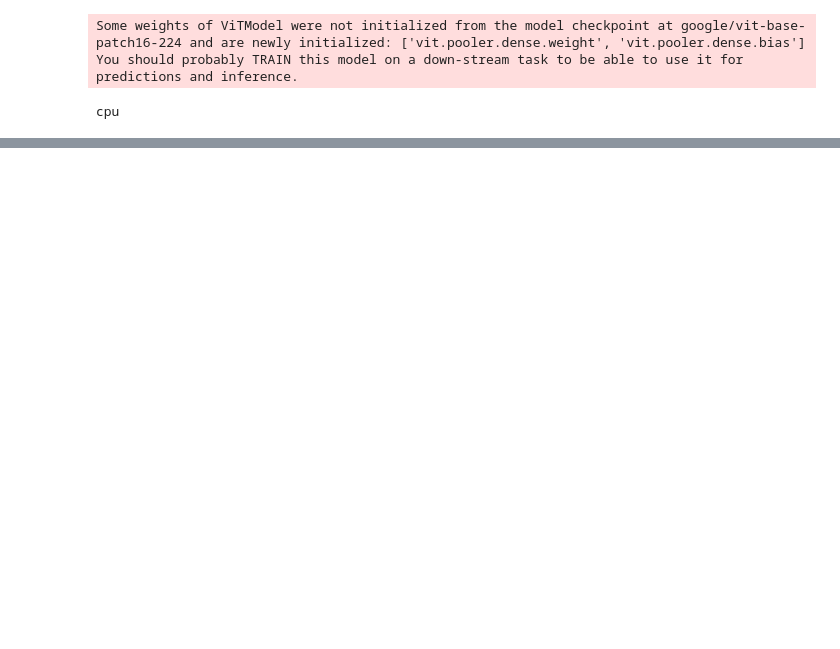
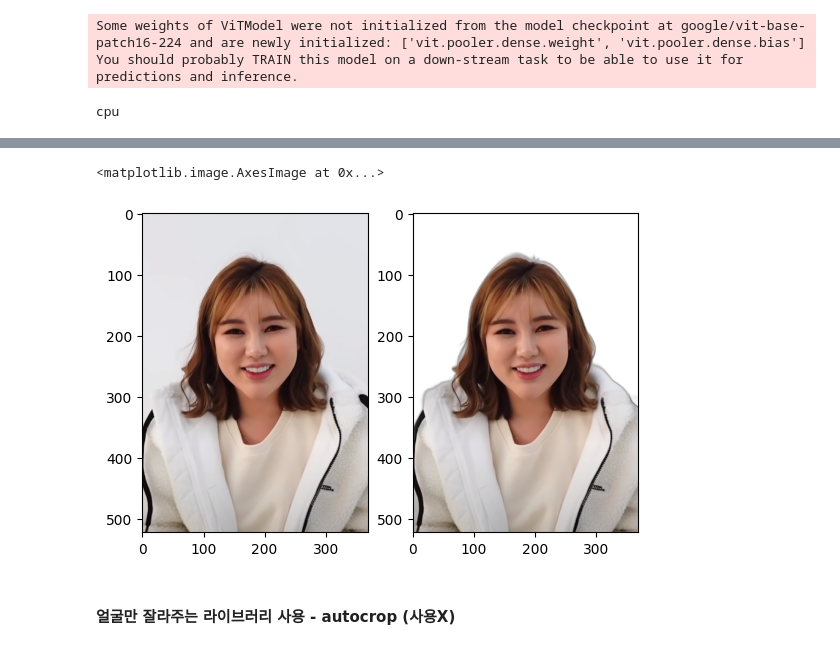
Before and after one commit to SeSAC-ImageAnalysis/Animal-Crossing, a Jupyter notebook: CODE/주민 닮은꼴 찾기(ViT encoder+Faiss).ipynb, the cells around one changed output, grey strips where cells are left out. Cells and saved outputs as stored; diff of their text form; code cells hidden in the pictures; blank space fills up the shorter version.

```diff
--- a/CODE/주민 닮은꼴 찾기(ViT encoder+Faiss).ipynb
+++ b/CODE/주민 닮은꼴 찾기(ViT encoder+Faiss).ipynb
@@ -269,0 +385,5 @@ array([[  0,   4,  11],
+# %%
+input_dir = "query_images/"
+
+input = Image.open(input_dir+'송가인.png')
+output = remove(input)
@@ -269,0 +392,12 @@ array([[  0,   4,  11],
+# %%
+import matplotlib.pyplot as plt
+plt.subplot(1,2,1)
+plt.imshow(input)
+
+plt.subplot(1,2,2)
+plt.imshow(output)
+# %% [output]
+<matplotlib.image.AxesImage at 0x...>
+[figure, added]
+# %% [markdown]
+#### 얼굴만 잘라주는 라이브러리 사용 - autocrop (사용X)
```
Also changed, not shown: parts of 45 cells of this notebook.
